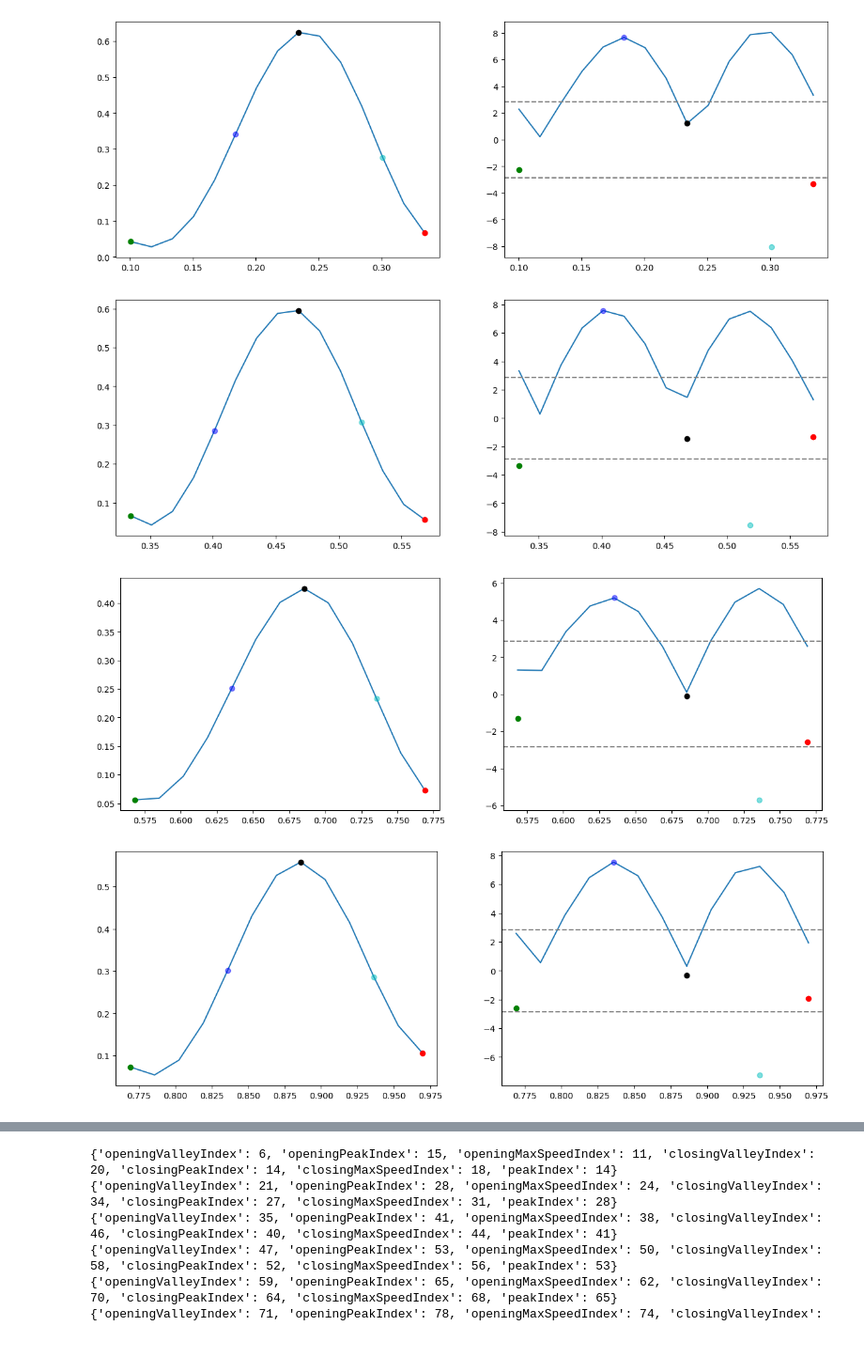
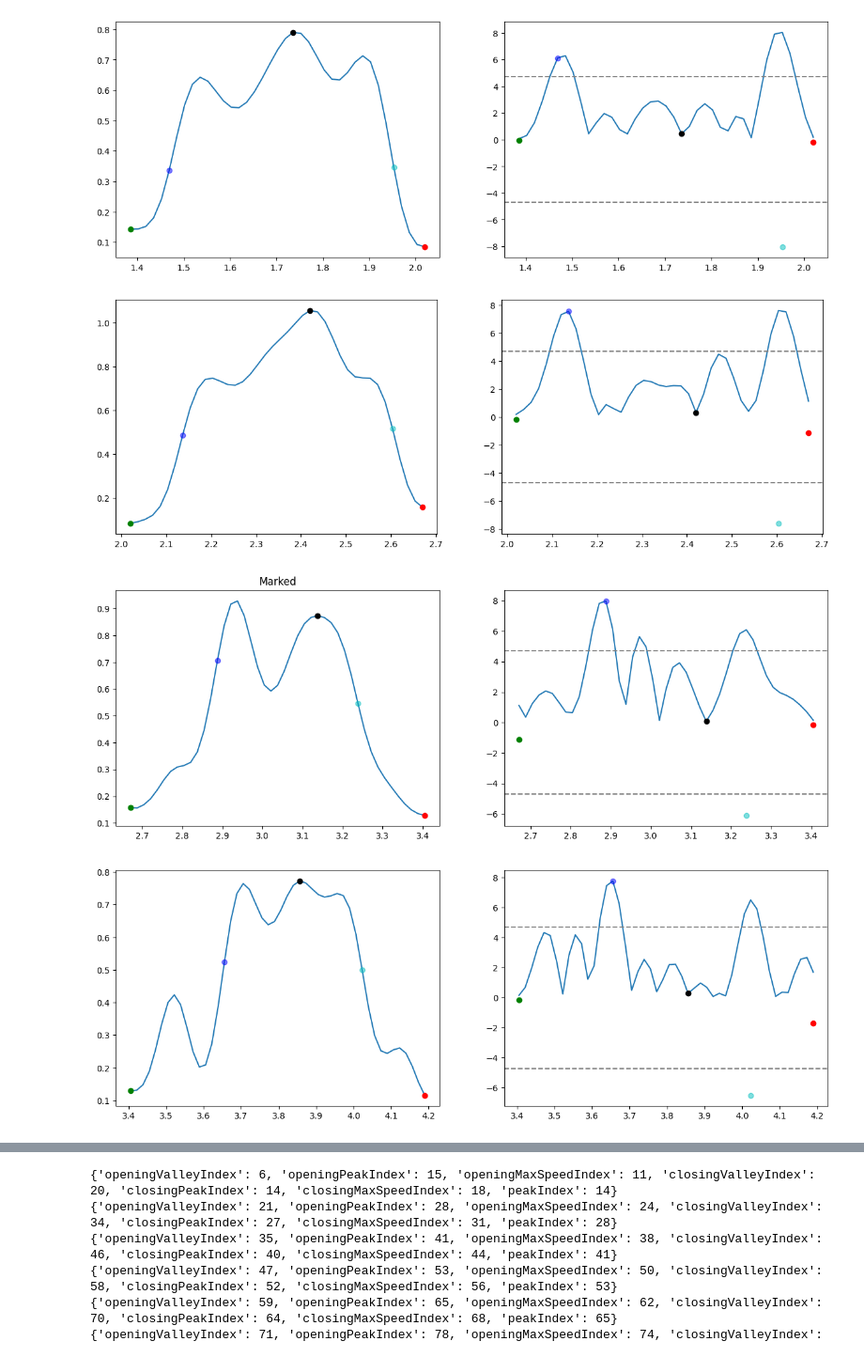
Before and after one commit to dguari1/TestNormalization, a Jupyter notebook: ProcessData.ipynb, the cells around one changed output, grey strips where cells are left out. Shown at 94% size. Cells and saved outputs as stored; diff of their text form; code cells hidden in the pictures.

```diff
--- a/ProcessData.ipynb
+++ b/ProcessData.ipynb
@@ -217,6 +218,7 @@ from finderPeaksSignal import peakFinder, eliminateBadNeighboursPositive, elimin
 import matplotlib.pyplot as plt
 # %%
 
-f = open(os.path.join('/Users/diegoguarin/Documents/Github/TimeSeriesClassification/allJSONFilesCON/PD_0029.json'))
+f = open(os.path.join('/Users/diegoguarin/Documents/Github/TimeSeriesClassification/allJSONFilesPD/PD_0115.json'))
+# f = open('/Users/diegoguarin/UFL Dropbox/Diego Guarin Lopez/12906721_UPDRS_Part_III_Video_1_5527311-FT_Left_Finger Tap Left --- problem.json')
 data = json.load(f)
 f.close()
@@ -247,7 +247,7 @@ time_vector = np.linspace(0, duration-1/fps, int(duration * fps))
 up_sample_signal = signal.resample(np.array(linePlotData), len(time_vector))
 # # up_sample_signal = np.array(linePlotData)
 # time_vector = np.array(linePlotTime[0:-1])
-cutOffFrequency = 10
+cutOffFrequency = 12.5
 fs = 60
 # low pass filter the signal to remove high frequency noise
 b, a = signal.butter(2, cutOffFrequency, fs=fs, btype='low', analog=False)
@@ -256,4 +256,7 @@ distance = signal.filtfilt(b, a, up_sample_signal)  # signal.savgol_filter(rawDi
 from finderPeaksSignal import peakFinder
 distance, velocity, peaks, indexPositiveVelocity, indexNegativeVelocity = peakFinder(up_sample_signal, fs=60,
                                                                                          minDistance=3,
-                                                                                         cutOffFrequency=10, prct=0.05)
+                                                                                         cutOffFrequency=12.5, prct=0.05)
+
+
+feats, distance, velocity = get_outputUpdated(up_sample_signal)
@@ -267,0 +283,13 @@ len(time_vector), len(up_sample_signal), len(distance), len(velocity), len(lineP
+# %%
+plt.figure(figsize=(15,5))
+plt.plot(time_vector, distance)
+# plt.plot(time_vector, velocity/10,'k', alpha=0.3)
+
+for peak in peaks:
+    plt.plot(time_vector[peak['peakIndex']], distance[peak['peakIndex']], 'ro')
+    plt.plot(time_vector[peak['openingValleyIndex']], distance[peak['openingValleyIndex']], 'go', alpha=0.5)
+    plt.plot(time_vector[peak['closingValleyIndex']], distance[peak['closingValleyIndex']], 'bo', alpha=0.5)
+    plt.plot(time_vector[peak['openingMaxSpeedIndex']], distance[peak['openingMaxSpeedIndex']], 'co', alpha=0.5)
+    plt.plot(time_vector[peak['closingMaxSpeedIndex']], distance[peak['closingMaxSpeedIndex']], 'mo', alpha=0.5)
+    print(time_vector[peak['openingValleyIndex']], time_vector[peak['closingValleyIndex']],)
+plt.show()
@@ -270,43 +310,43 @@ max_velocity = np.max(velocity)
 counter = 0
 for peak in peaks:
     fig, ax = plt.subplots(1,2,figsize=(15, 5))
 
 
 
     # Check if the absolute value of velocity crosses the threshold more than 4 times
-    threshold = max_velocity * 0.25
+    threshold = max_velocity * 0.5
     abs_velocity_segment = np.abs(velocity[peak['openingValleyIndex']+1:peak['closingValleyIndex']-1])
     # Count the number of times the absolute value of velocity crosses the threshold
     crossings = np.sum((abs_velocity_segment[:-1] < threshold) & (abs_velocity_segment[1:] >= threshold)) + \
                 np.sum((abs_velocity_segment[:-1] >= threshold) & (abs_velocity_segment[1:] < threshold))
 
     # If the number of crossings is greater than 4, increment the counter
     if crossings > 4:
         counter += 1
         mark = True
     else:
         mark = False
 
-    ax[0].plot(time_vector[peak['openingValleyIndex']:peak['closingValleyIndex']+1], up_sample_signal[peak['openingValleyIndex']:peak['closingValleyIndex']+1])
-    ax[0].plot(time_vector[peak['openingValleyIndex']], up_sample_signal[peak['openingValleyIndex']], 'go')
-    ax[0].plot(time_vector[peak['closingValleyIndex']], up_sample_signal[peak['closingValleyIndex']], 'ro')
-    ax[0].plot(time_vector[peak['peakIndex']], up_sample_signal[peak['peakIndex']], 'ko')
-    ax[0].plot(time_vector[peak['openingMaxSpeedIndex']], up_sample_signal[peak['openingMaxSpeedIndex']], 'bo', alpha=0.5)
-    ax[0].plot(time_vector[peak['closingMaxSpeedIndex']], up_sample_signal[peak['closingMaxSpeedIndex']], 'co', alpha=0.5)
+    ax[0].plot(time_vector[peak['openingValleyIndex']:peak['closingValleyIndex']+1], distance[peak['openingValleyIndex']:peak['closingValleyIndex']+1])
+    ax[0].plot(time_vector[peak['openingValleyIndex']], distance[peak['openingValleyIndex']], 'go')
+    ax[0].plot(time_vector[peak['closingValleyIndex']], distance[peak['closingValleyIndex']], 'ro')
+    ax[0].plot(time_vector[peak['peakIndex']], distance[peak['peakIndex']], 'ko')
+    ax[0].plot(time_vector[peak['openingMaxSpeedIndex']], distance[peak['openingMaxSpeedIndex']], 'bo', alpha=0.5)
+    ax[0].plot(time_vector[peak['closingMaxSpeedIndex']], distance[peak['closingMaxSpeedIndex']], 'co', alpha=0.5)
     ax[0].set_title(f'{"Marked" if mark else ""}')
     ax[1].plot(time_vector[peak['openingValleyIndex']:peak['closingValleyIndex']+1], np.abs(velocity[peak['openingValleyIndex']:peak['closingValleyIndex']+1]))
     ax[1].plot(time_vector[peak['openingValleyIndex']], velocity[peak['openingValleyIndex']], 'go')
     ax[1].plot(time_vector[peak['closingValleyIndex']], velocity[peak['closingValleyIndex']], 'ro')
     ax[1].plot(time_vector[peak['peakIndex']], velocity[peak['peakIndex']], 'ko')
     ax[1].plot(time_vector[peak['openingMaxSpeedIndex']], velocity[peak['openingMaxSpeedIndex']], 'bo', alpha=0.5)
     ax[1].plot(time_vector[peak['closingMaxSpeedIndex']], velocity[peak['closingMaxSpeedIndex']], 'co', alpha=0.5)
 
-    ax[1].axhline(y=max_velocity * 0.25, color='gray', linestyle='--', label='+20% max velocity')
-    ax[1].axhline(y=-max_velocity * 0.25, color='gray', linestyle='--', label='-20% max velocity')
+    ax[1].axhline(y=max_velocity * 0.5, color='gray', linestyle='--', label='+20% max velocity')
+    ax[1].axhline(y=-max_velocity * 0.5, color='gray', linestyle='--', label='-20% max velocity')
     # print(velocity[peak['openingMaxSpeedIndex']],np.max(velocity[peak['openingValleyIndex']:peak['peakIndex']]))
     # print(np.abs(velocity[peak['closingMaxSpeedIndex']]),np.max(np.abs(velocity[peak['peakIndex']:peak['closingValleyIndex']])))
 # %% [output]
-[figure, old version]
+[figure, new version]
-[figure, old version]
+[figure, new version]
-[figure, old version]
+[figure, new version]
-[figure, old version]
+[figure, new version]
```
Also changed, not shown: parts of 26 cells of this notebook, 4 other files.
